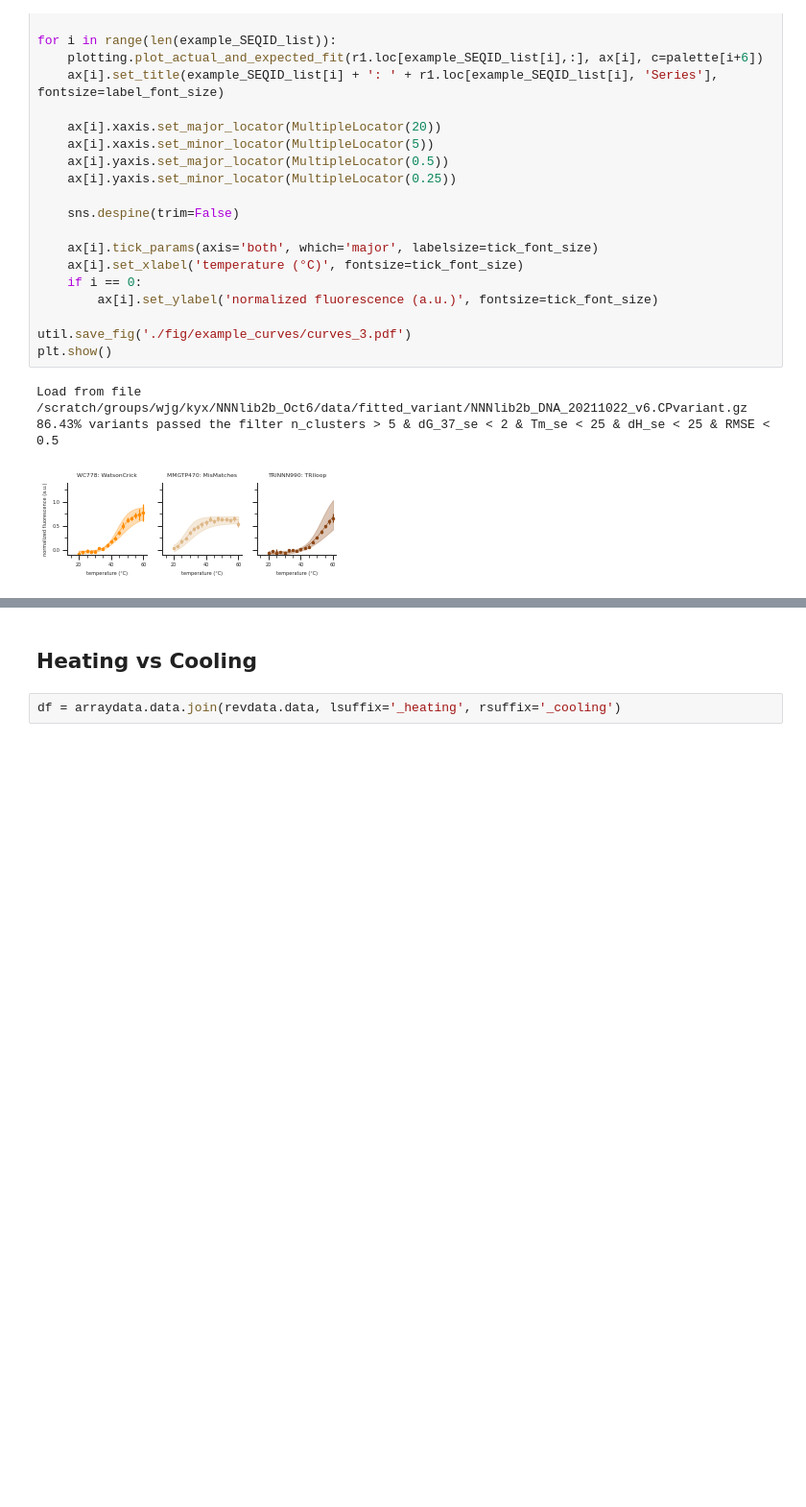
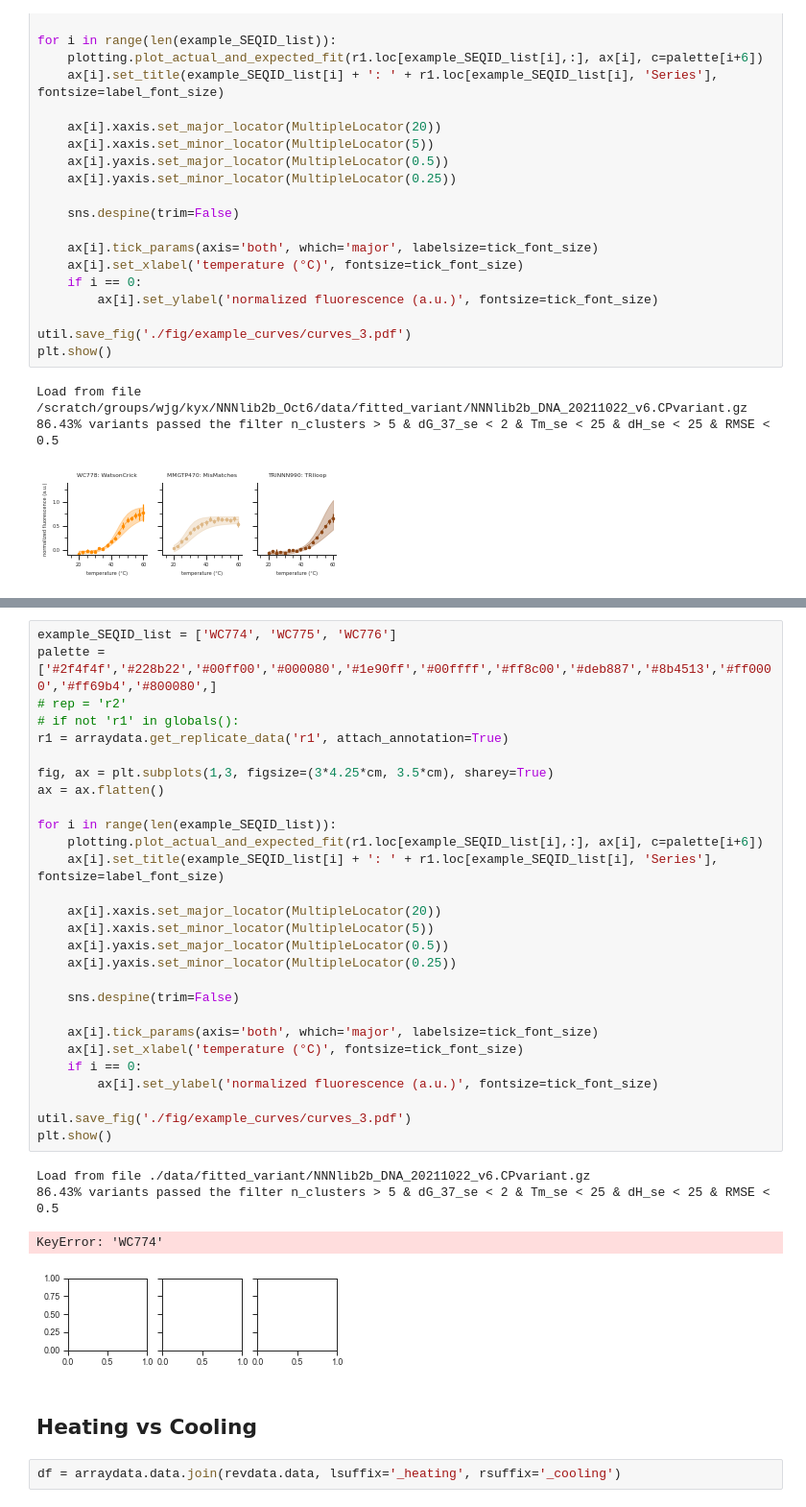
Before and after one commit to keyuxi/nnn_analysis, a Jupyter notebook: 220420_figure1.ipynb, the cells around one changed output, grey strips where cells are left out. Shown at 96% size. Saved outputs shown, nothing was run; the diff lists cells and outputs as text; blank space fills up the shorter version.

```diff
--- a/220420_figure1.ipynb
+++ b/220420_figure1.ipynb
@@ -398,3 +453,36 @@ Load from file /scratch/groups/wjg/kyx/NNNlib2b_Oct6/data/fitted_variant/NNNlib2
+# %%
+example_SEQID_list = ['WC774', 'WC775', 'WC776']
+palette = ['#2f4f4f','#228b22','#00ff00','#000080','#1e90ff','#00ffff','#ff8c00','#deb887','#8b4513','#ff0000','#ff69b4','#800080',]
+# rep = 'r2'
+# if not 'r1' in globals():
+r1 = arraydata.get_replicate_data('r1', attach_annotation=True)
+
+fig, ax = plt.subplots(1,3, figsize=(3*4.25*cm, 3.5*cm), sharey=True)
+ax = ax.flatten()
+
+for i in range(len(example_SEQID_list)):
+    plotting.plot_actual_and_expected_fit(r1.loc[example_SEQID_list[i],:], ax[i], c=palette[i+6])
+    ax[i].set_title(example_SEQID_list[i] + ': ' + r1.loc[example_SEQID_list[i], 'Series'], fontsize=label_font_size)
+
+    ax[i].xaxis.set_major_locator(MultipleLocator(20))
+    ax[i].xaxis.set_minor_locator(MultipleLocator(5))
+    ax[i].yaxis.set_major_locator(MultipleLocator(0.5))
+    ax[i].yaxis.set_minor_locator(MultipleLocator(0.25))
+
+    sns.despine(trim=False)
+
+    ax[i].tick_params(axis='both', which='major', labelsize=tick_font_size)
+    ax[i].set_xlabel('temperature (°C)', fontsize=tick_font_size)
+    if i == 0:
+        ax[i].set_ylabel('normalized fluorescence (a.u.)', fontsize=tick_font_size)
+
+util.save_fig('./fig/example_curves/curves_3.pdf')
+plt.show()
+# %% [output]
+Load from file ./data/fitted_variant/NNNlib2b_DNA_20211022_v6.CPvariant.gz
+86.43% variants passed the filter n_clusters > 5 & dG_37_se < 2 & Tm_se < 25 & dH_se < 25 & RMSE < 0.5
+KeyError: 'WC774'
+[figure, added]
 # %% [markdown]
 ## Heating vs Cooling
 # %%
```
Also changed, not shown: parts of 13 cells of this notebook, 6 other files.
